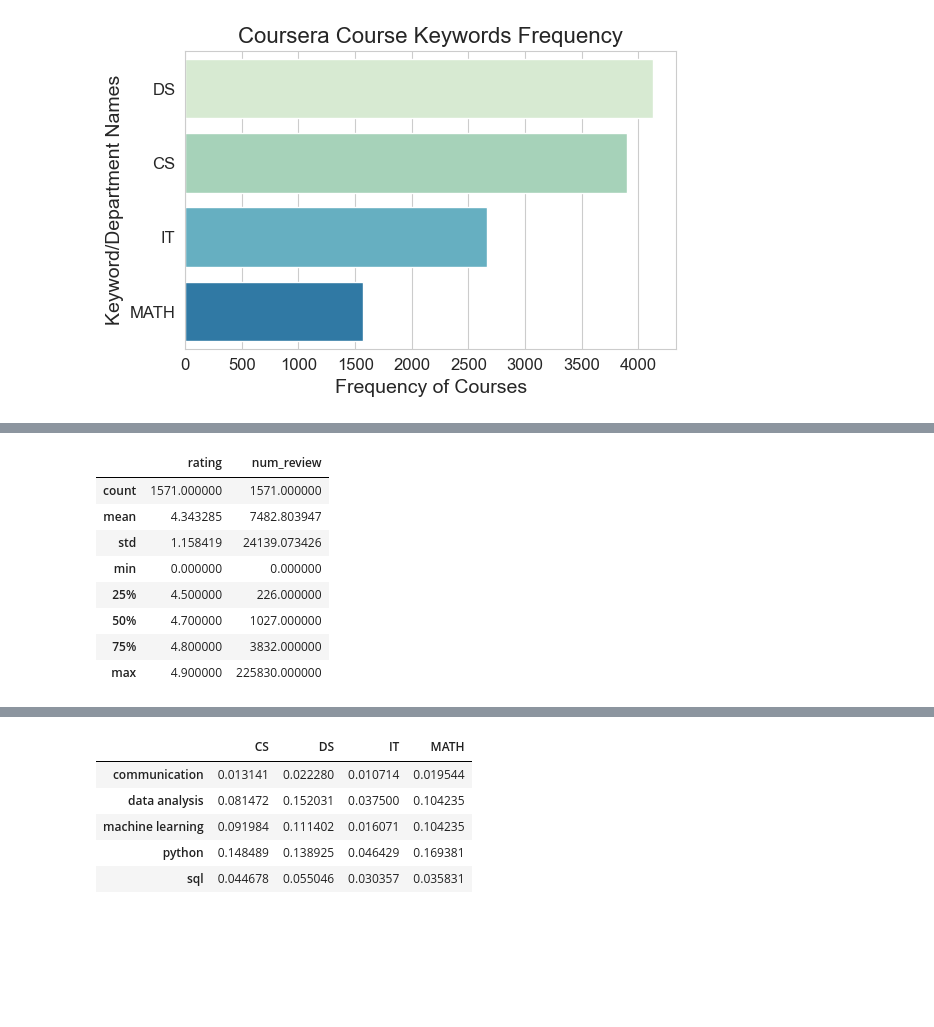
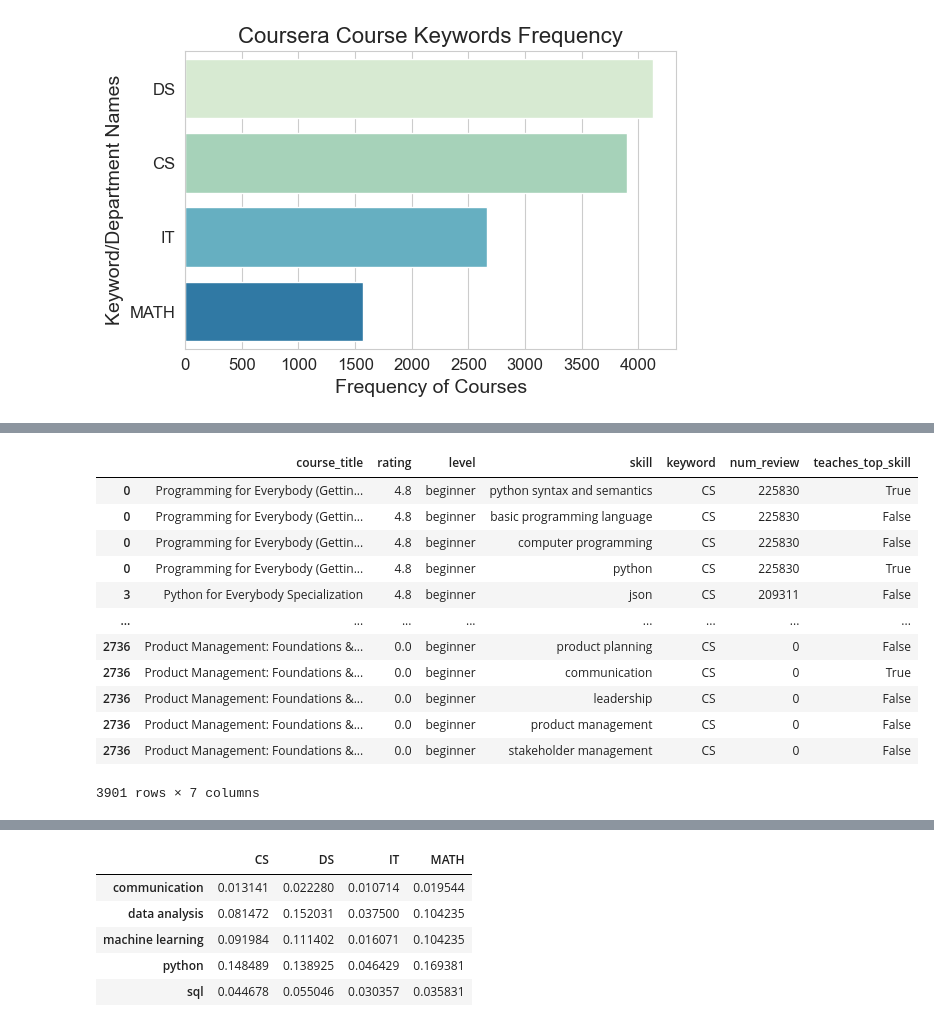
Before and after one commit to charvishukla/linkedIn-job-skills-coursera-analysis, a Jupyter notebook: EDACheckpoint_Group050_WI24.ipynb, the cells around one changed output, grey strips where cells are left out. Saved outputs shown, nothing was run; the diff lists cells and outputs as text; code cells hidden in the pictures; blank space fills up the shorter version.

```diff
--- a/EDACheckpoint_Group050_WI24.ipynb
+++ b/EDACheckpoint_Group050_WI24.ipynb
@@ -524,15 +540,20 @@ plt.show()
 # %%
-CS_courses = coursera_df[coursera_df['keyword'] == 'CS']
-DS_courses = coursera_df[coursera_df['keyword'] == 'DS']
-IT_courses = coursera_df[coursera_df['keyword'] == 'IT']
-MATH_courses = coursera_df[coursera_df['keyword'] == 'MATH']
+CS_courses = coursera_df[coursera_df['keyword'] == 'CS']     # CS subset
+DS_courses = coursera_df[coursera_df['keyword'] == 'DS']     # DS subset
+IT_courses = coursera_df[coursera_df['keyword'] == 'IT']     # IT subset
+MATH_courses = coursera_df[coursera_df['keyword'] == 'MATH'] # Math subset
+CS_courses # see what it looks like!
 # %% [output]
-|  | rating | num_review |
-| count | 1571.000000 | 1571.000000 |
-| mean | 4.343285 | 7482.803947 |
-| std | 1.158419 | 24139.073426 |
-| min | 0.000000 | 0.000000 |
-| 25% | 4.500000 | 226.000000 |
-| 50% | 4.700000 | 1027.000000 |
-| 75% | 4.800000 | 3832.000000 |
-| max | 4.900000 | 225830.000000 |
+|  | course_title | rating | level | skill | keyword | num_review | teaches_top_skill |
+| 0 | Programming for Everybody (Gettin... | 4.8 | beginner | python syntax and semantics | CS | 225830 | True |
+| 0 | Programming for Everybody (Gettin... | 4.8 | beginner | basic programming language | CS | 225830 | False |
+| 0 | Programming for Everybody (Gettin... | 4.8 | beginner | computer programming | CS | 225830 | False |
+| 0 | Programming for Everybody (Gettin... | 4.8 | beginner | python | CS | 225830 | True |
+| 3 | Python for Everybody Specialization | 4.8 | beginner | json | CS | 209311 | False |
+| ... | ... | ... | ... | ... | ... | ... | ... |
+| 2736 | Product Management: Foundations &... | 0.0 | beginner | product planning | CS | 0 | False |
+| 2736 | Product Management: Foundations &... | 0.0 | beginner | communication | CS | 0 | True |
+| 2736 | Product Management: Foundations &... | 0.0 | beginner | leadership | CS | 0 | False |
+| 2736 | Product Management: Foundations &... | 0.0 | beginner | product management | CS | 0 | False |
+| 2736 | Product Management: Foundations &... | 0.0 | beginner | stakeholder management | CS | 0 | False |
+3901 rows × 7 columns
```
Also changed, not shown: parts of 20 cells of this notebook.
